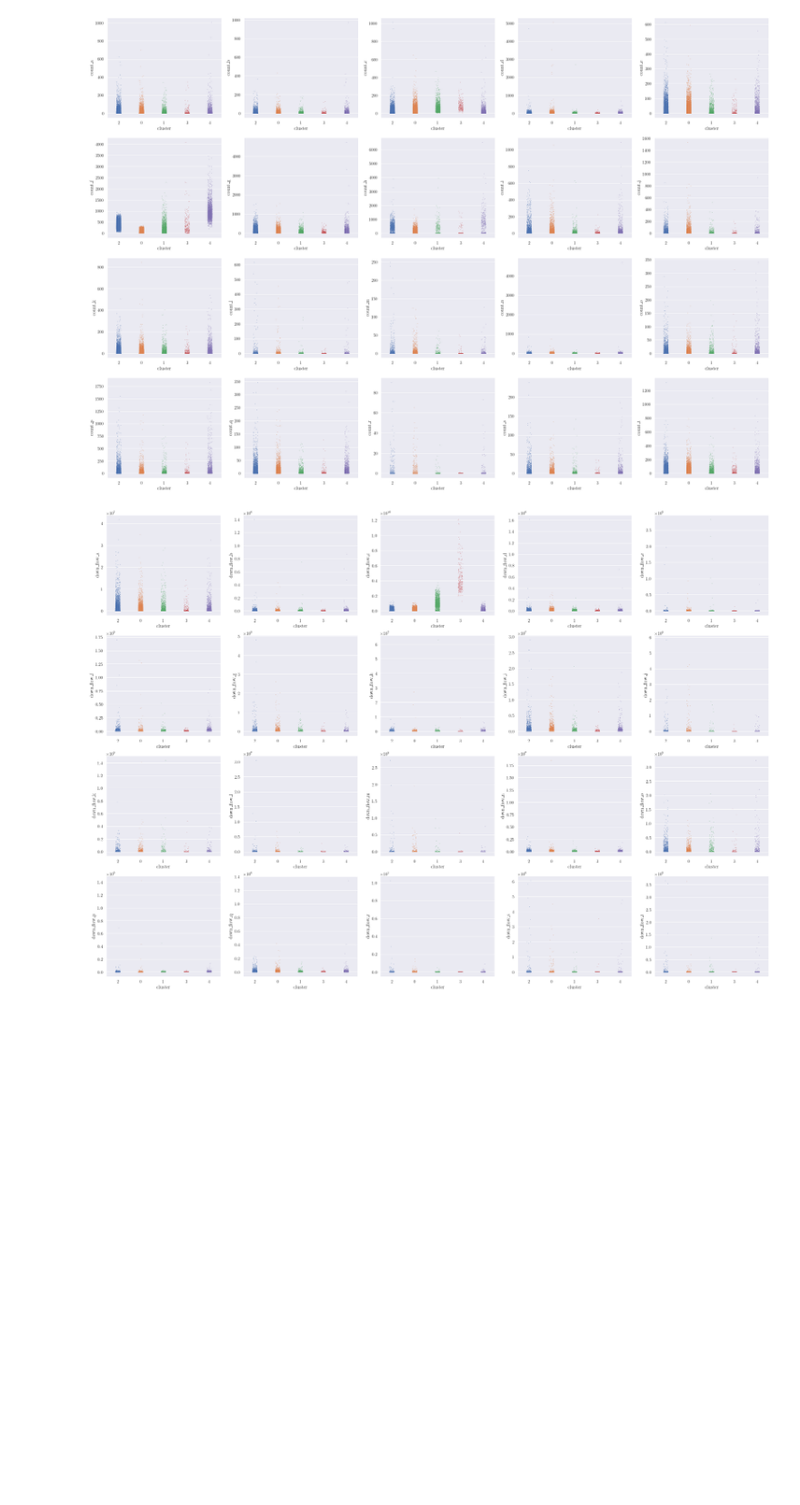
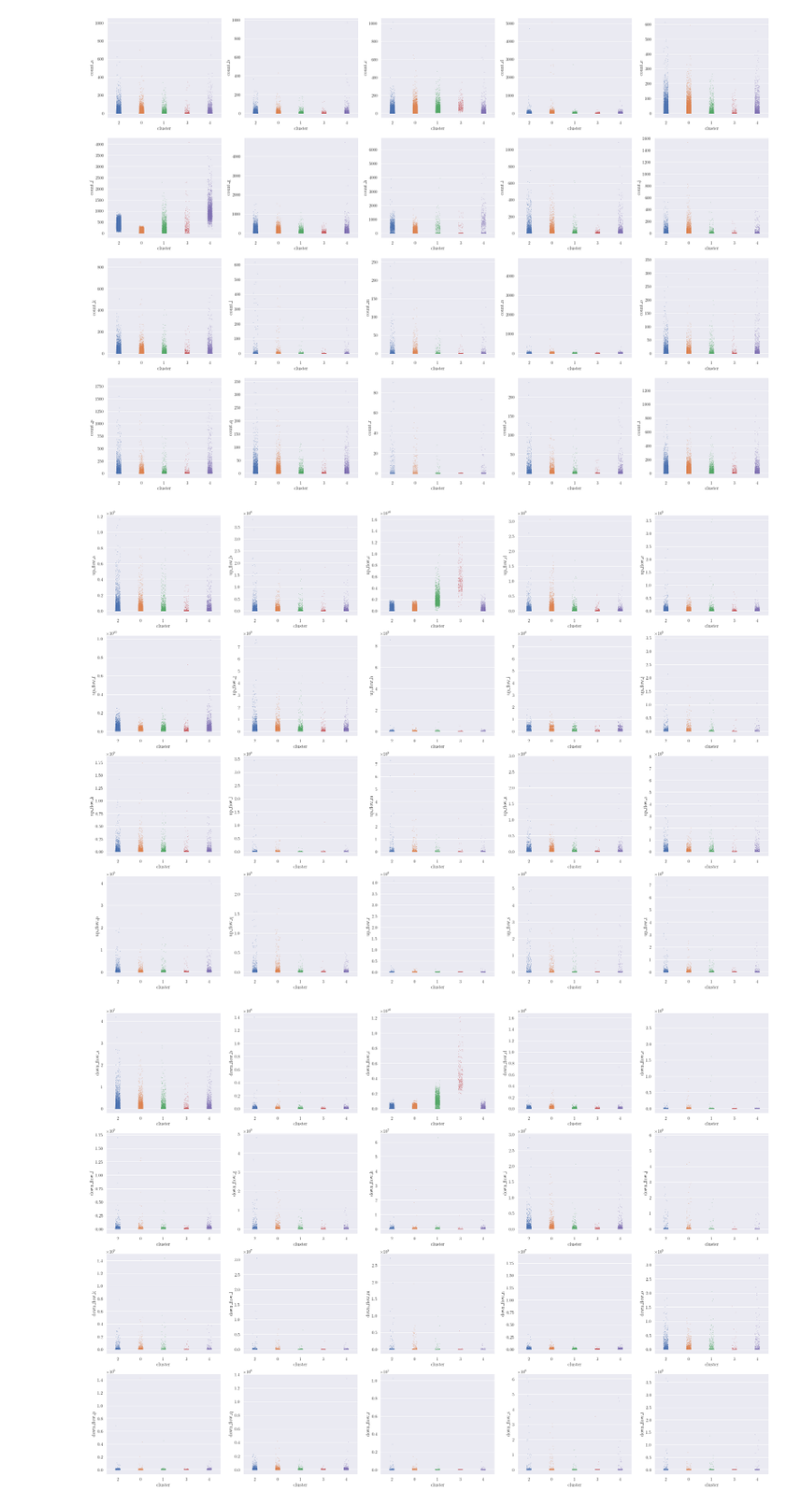
Before and after one commit to DURUII/Contest-DingTalkCup2-A, a Jupyter notebook: dr/3.3 用户画像.ipynb, the cells around one changed output. Shown at 91% size. Saved outputs shown, nothing was run; the diff lists cells and outputs as text; code cells hidden in the pictures; blank space fills up the shorter version.

```diff
--- a/dr/3.3 用户画像.ipynb
+++ b/dr/3.3 用户画像.ipynb
@@ -132,5 +132,26 @@ plt.savefig("../Thesis/figures/stripplot_count_cluster.pdf",
 # %% [output]
 [figure]
+# %%
+fig, axes = plt.subplots(4, 5, figsize=(35, 25))
+aspect = 'up_flow'
+
+for ax, y in zip(axes.flatten(), [i for i in features.columns if i.startswith(aspect)]):
+    sns.stripplot(
+        ax=ax,
+        data=features,
+        x='cluster',
+        y=y,
+        hue="cluster",
+        size=1.2,
+        alpha=0.95
+    )
+
+    ax.legend([], [], frameon=False)
+
+plt.savefig("../Thesis/figures/stripplot_up_flow_cluster.png",
+            dpi=200, bbox_inches='tight', pad_inches=0.005)
+# %% [output]
+[figure, added]
 # %%
 fig, axes = plt.subplots(4, 5, figsize=(35, 25))
 aspect = 'down_flow'
```
Also changed, not shown: parts of 11 cells of this notebook.
